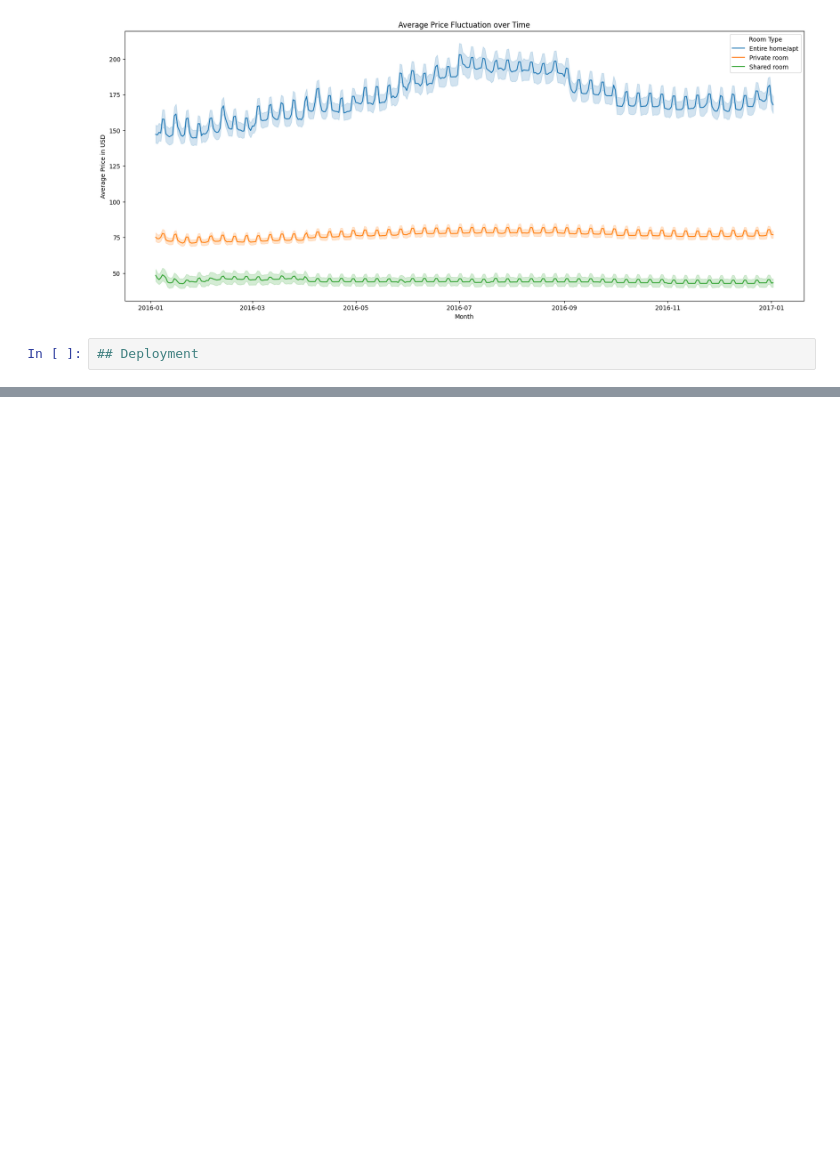
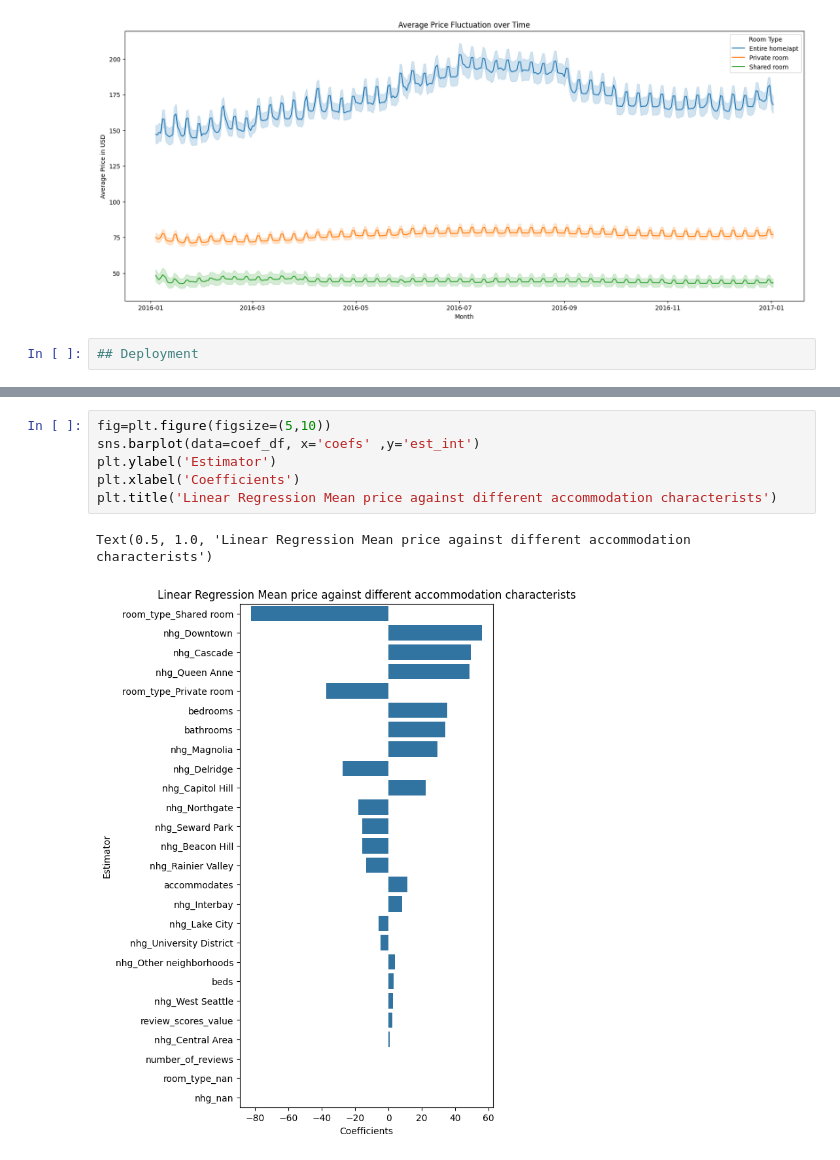
Before and after one commit to carini599/Airbnb_Seattle_Carina_Breu, a Jupyter notebook: airbnb_seattle_notebook.ipynb, the cells around one changed output, grey strips where cells are left out. Cells and saved outputs as stored; diff of their text form; blank space fills up the shorter version.

```diff
--- a/airbnb_seattle_notebook.ipynb
+++ b/airbnb_seattle_notebook.ipynb
@@ -426,0 +434,9 @@ If this would be the case, the price would likely to increase with positive revi
+# %%
+fig=plt.figure(figsize=(5,10))
+sns.barplot(data=coef_df, x='coefs' ,y='est_int')
+plt.ylabel('Estimator')
+plt.xlabel('Coefficients')
+plt.title('Linear Regression Mean price against different accommodation characterists')
+# %% [output]
+Text(0.5, 1.0, 'Linear Regression Mean price against different accommodation characterists')
+[figure, added]
```
Also changed, not shown: parts of 10 cells of this notebook.
